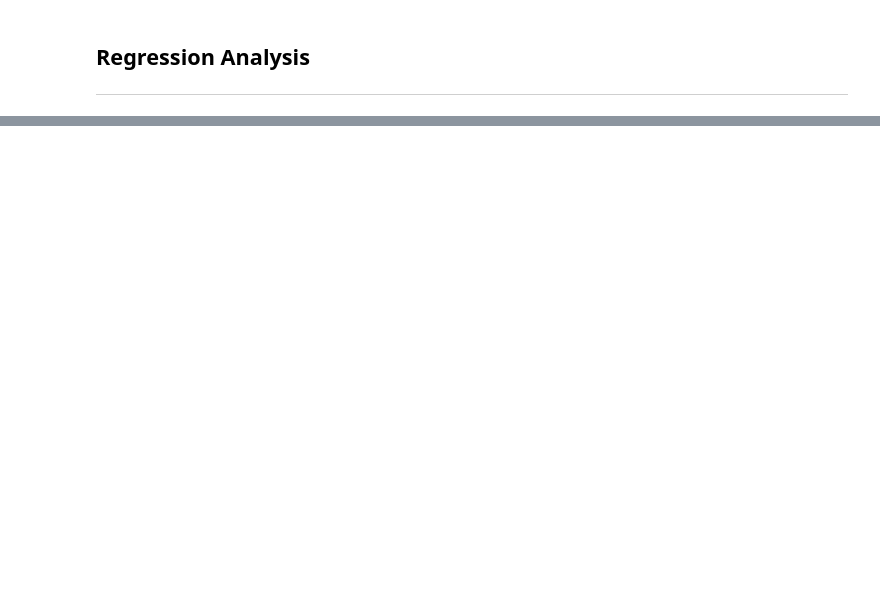
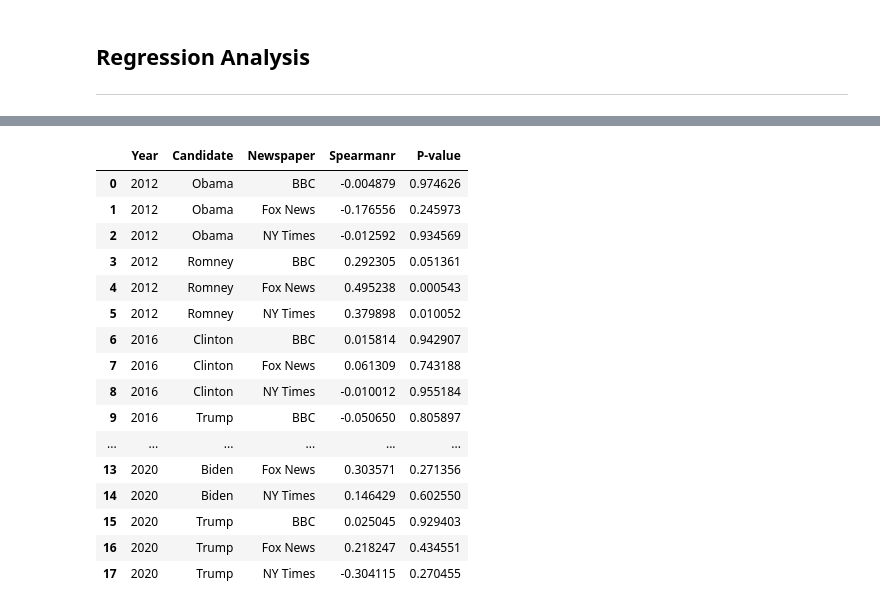
Before and after one commit to epfl-ada/ada-2021-project-sars, a Jupyter notebook: correlation analysis.ipynb, the cells around one changed output, grey strips where cells are left out. Cells and saved outputs as stored; diff of their text form; code cells hidden in the pictures; blank space fills up the shorter version.

```diff
--- a/correlation analysis.ipynb
+++ b/correlation analysis.ipynb
@@ -495,0 +341,30 @@ Feature scaling does not seem to help.
+# %%
+df_correlation = pd.DataFrame(columns=["Year", "Candidate", "Newspaper", "Spearmanr", "P-value"])
+
+for key in dict_wroi:
+    df = dict_wroi[key]
+    row = baseline_model(df)
+    row["Year"] = key[0]
+    row["Candidate"] = key[1]
+    row["Newspaper"] = key[2]
+    df_correlation = df_correlation.append(row, ignore_index=True)
+
+df_correlation
+# %% [output]
+|  | Year | Candidate | Newspaper | Spearmanr | P-value |
+| 0 | 2012 | Obama | BBC | -0.004879 | 0.974626 |
+| 1 | 2012 | Obama | Fox News | -0.176556 | 0.245973 |
+| 2 | 2012 | Obama | NY Times | -0.012592 | 0.934569 |
+| 3 | 2012 | Romney | BBC | 0.292305 | 0.051361 |
+| 4 | 2012 | Romney | Fox News | 0.495238 | 0.000543 |
+| 5 | 2012 | Romney | NY Times | 0.379898 | 0.010052 |
+| 6 | 2016 | Clinton | BBC | 0.015814 | 0.942907 |
+| 7 | 2016 | Clinton | Fox News | 0.061309 | 0.743188 |
+| 8 | 2016 | Clinton | NY Times | -0.010012 | 0.955184 |
+| 9 | 2016 | Trump | BBC | -0.050650 | 0.805897 |
+| ... | ... | ... | ... | ... | ... |
+| 13 | 2020 | Biden | Fox News | 0.303571 | 0.271356 |
+| 14 | 2020 | Biden | NY Times | 0.146429 | 0.602550 |
+| 15 | 2020 | Trump | BBC | 0.025045 | 0.929403 |
+| 16 | 2020 | Trump | Fox News | 0.218247 | 0.434551 |
+| 17 | 2020 | Trump | NY Times | -0.304115 | 0.270455 |
```
Also changed, not shown: parts of 20 cells of this notebook.
